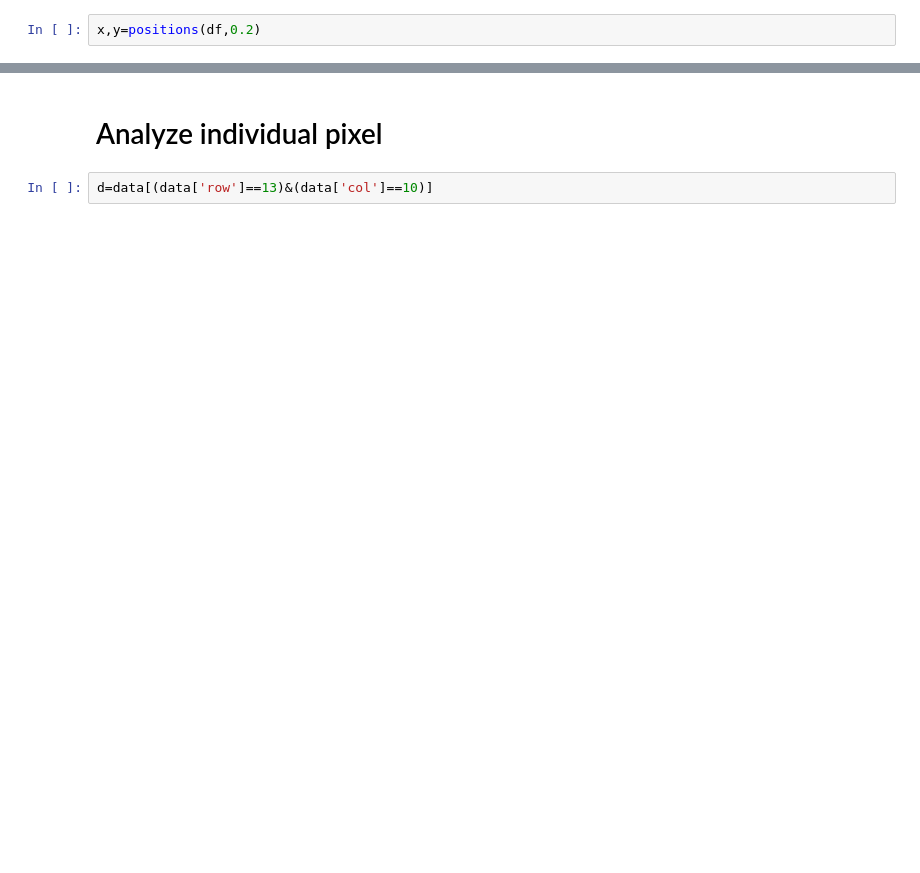
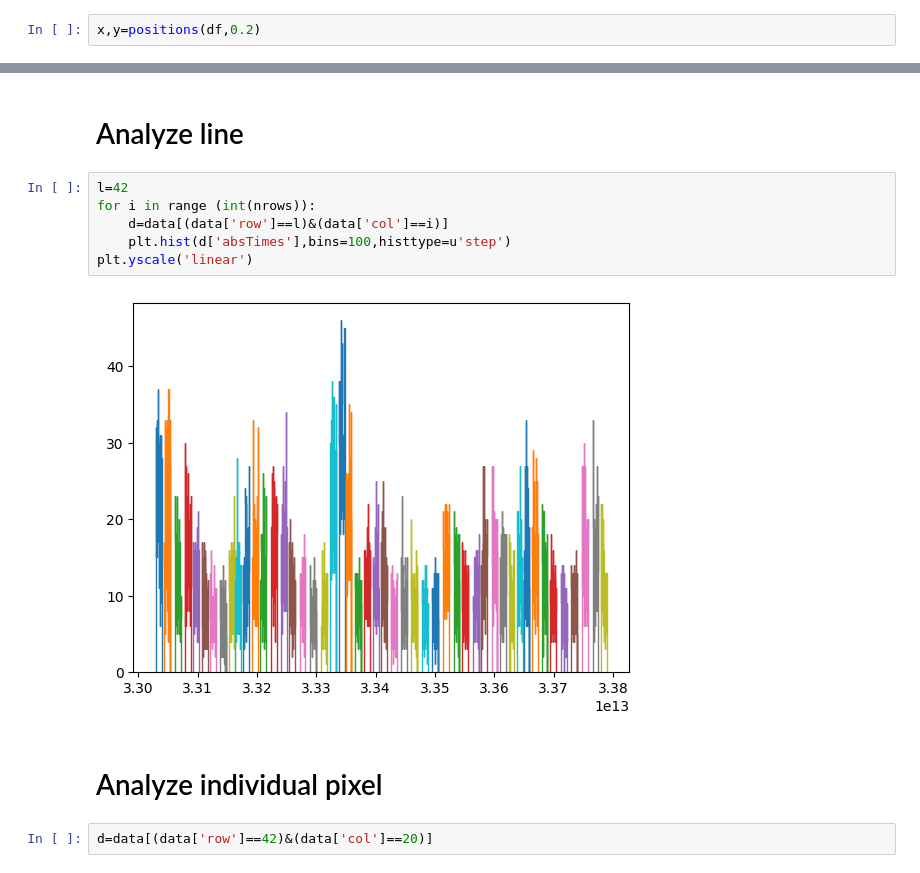
Before and after one commit to MikelElorza/Data-analysis, a Jupyter notebook: Narrow field/Imaging/Imaging_with_markers.ipynb, the cells around one changed output, grey strips where cells are left out. Cells and saved outputs as stored; diff of their text form; blank space fills up the shorter version.

```diff
--- a/Narrow field/Imaging/Imaging_with_markers.ipynb
+++ b/Narrow field/Imaging/Imaging_with_markers.ipynb
@@ -105,7 +112,17 @@ plt.colorbar()
+# %% [markdown]
+# Analyze line
+# %%
+l=42
+for i in range (int(nrows)):
+    d=data[(data['row']==l)&(data['col']==i)]
+    plt.hist(d['absTimes'],bins=100,histtype=u'step')
+plt.yscale('linear')
+# %% [output]
+[figure, added]
 # %% [markdown]
 # Analyze individual pixel
 # %%
-d=data[(data['row']==13)&(data['col']==10)]
+d=data[(data['row']==42)&(data['col']==20)]
 # %%
 plt.hist(d['dTimes'],bins=500);
 plt.yscale('log')
```
Also changed, not shown: parts of 9 cells of this notebook.
